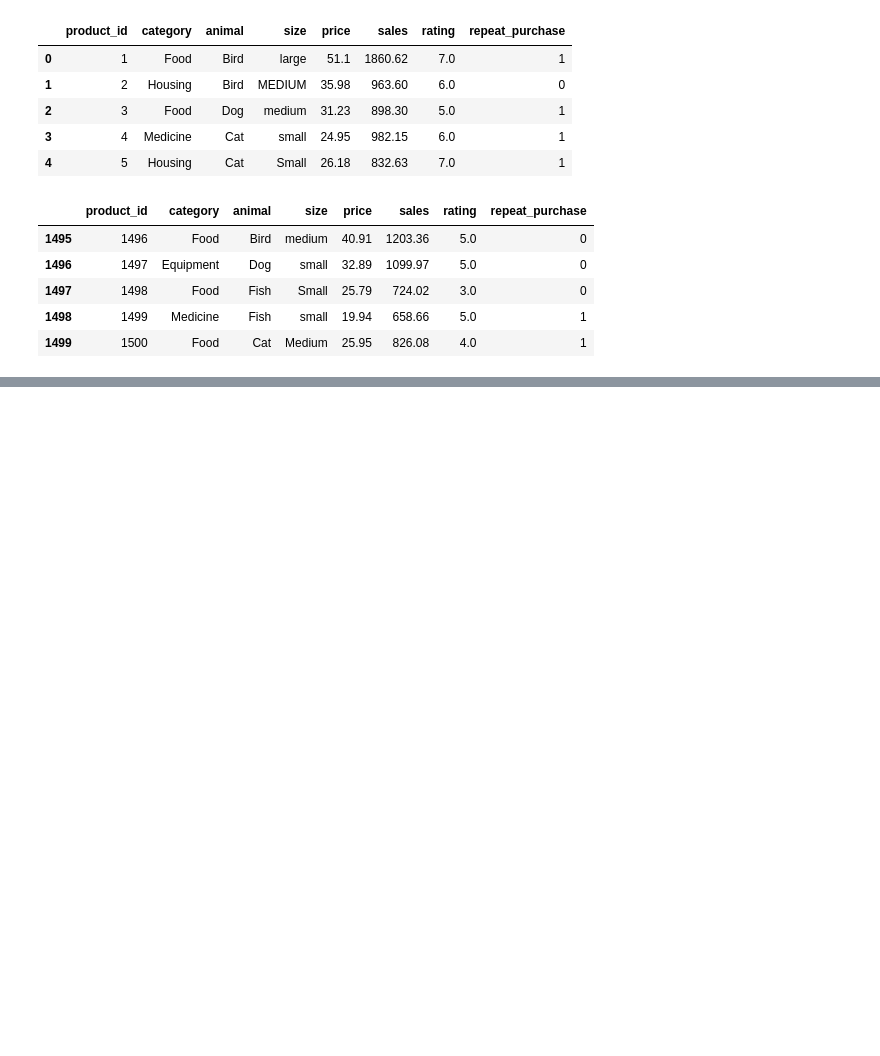
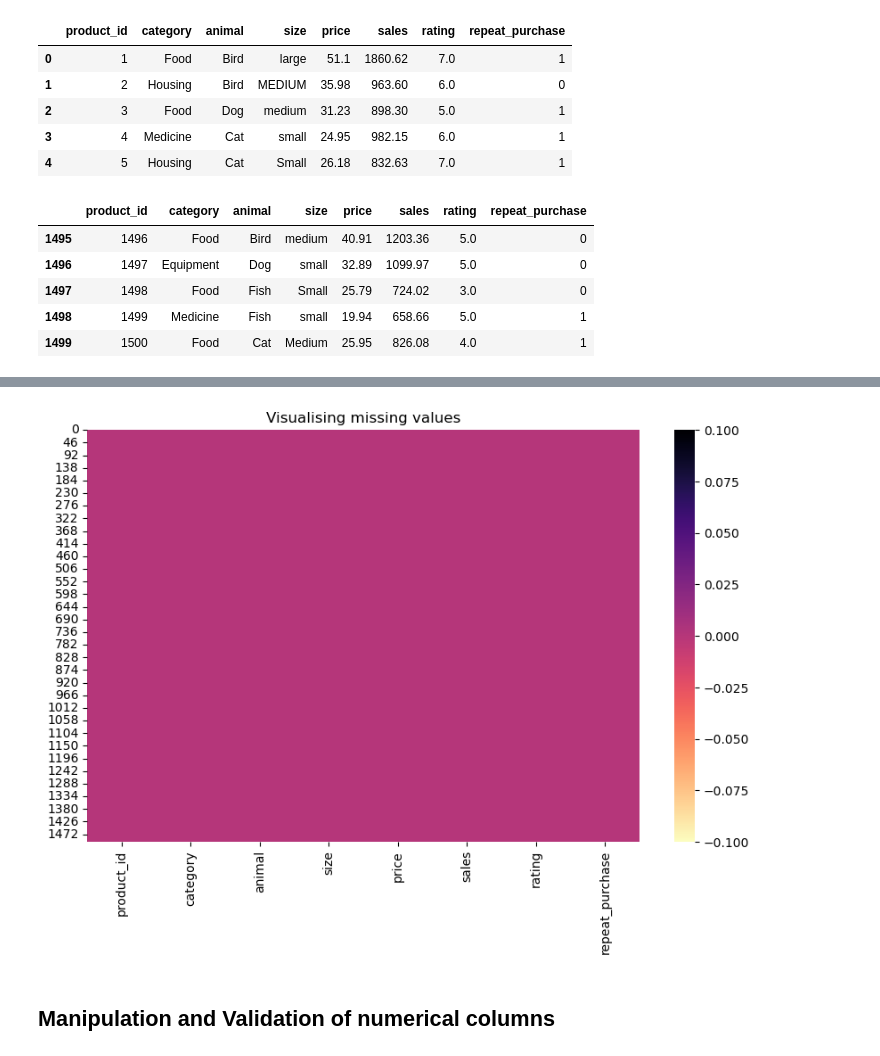
Before and after one commit to LoveRedemption/Pet_supply_analysis, a Jupyter notebook: Pet_Box.ipynb, the cells around one changed output, grey strips where cells are left out. Cells and saved outputs as stored; diff of their text form; code cells hidden in the pictures; blank space fills up the shorter version.

```diff
--- a/Pet_Box.ipynb
+++ b/Pet_Box.ipynb
@@ -26,0 +157,7 @@ df.tail()
+# %%
+# Replace "-" with "unknown"
+df['category'] = df['category'].replace('-', 'unknown')
+
+# Count the number of occurrences of "unknown" in the column
+num_unknown = (df['category'] == 'unknown').sum()
+print(f"{num_unknown} occurrences of 'unknown' found")
@@ -26,0 +166,3 @@ df.tail()
+# %%
+## Manipulation & validation of categorical columns
+df['rating'].fillna(0, inplace=True)
@@ -26,0 +185,10 @@ df.tail()
+# %%
+# Visualise missing values
+plt.figure(figsize = (10, 6))
+sns.heatmap(df.isnull(),cbar = True, cmap = 'magma_r')
+plt.title('Visualising missing values')
+plt.show()
+# %% [output]
+[figure, added]
+# %% [markdown]
+## Manipulation and Validation of numerical columns
```
Also changed, not shown: parts of 22 cells of this notebook, 1 other file.
